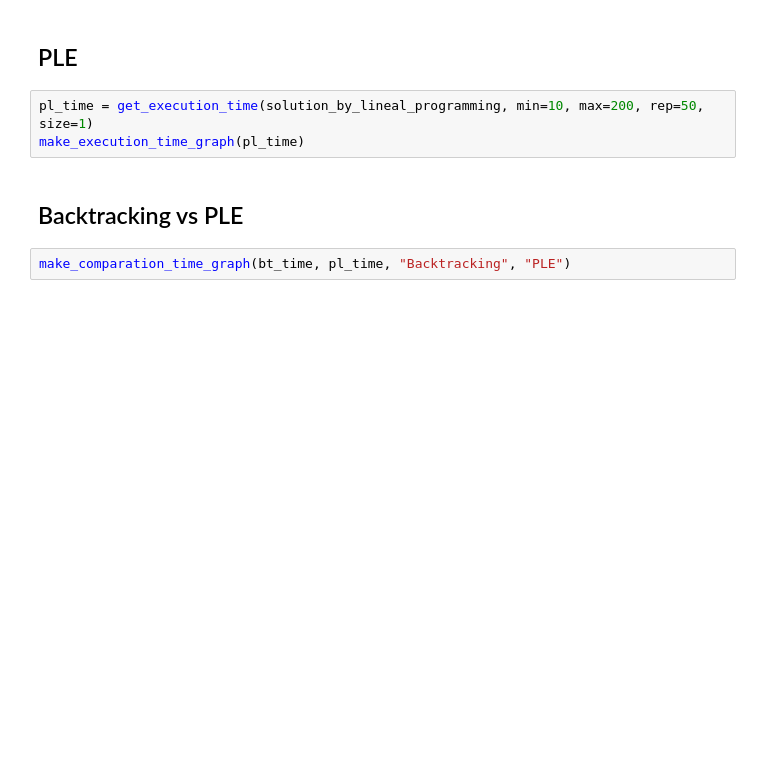
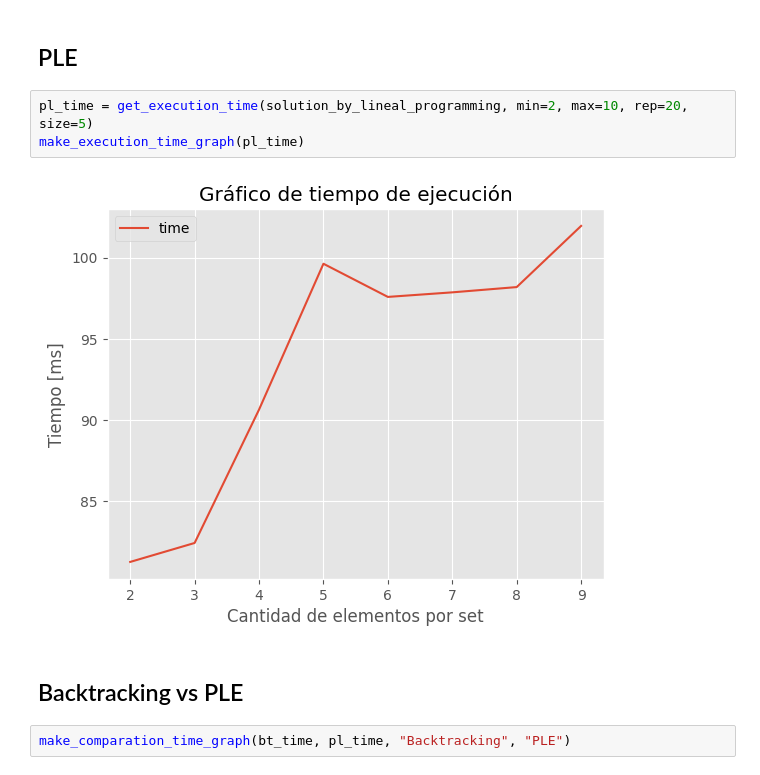
Before and after one commit to astrocinco/2c2023-TDA-TP3, a Jupyter notebook: analysis_notebook.ipynb, the cells around one changed output. Saved outputs shown, nothing was run; the diff lists cells and outputs as text; blank space fills up the shorter version.

```diff
--- a/analysis_notebook.ipynb
+++ b/analysis_notebook.ipynb
@@ -59,8 +53,10 @@ make_execution_time_graph(bt_time)
 # %% [markdown]
 ## PLE
 # %%
-pl_time = get_execution_time(solution_by_lineal_programming, min=10, max=200, rep=50, size=1)
+pl_time = get_execution_time(solution_by_lineal_programming, min=2, max=10, rep=20, size=5)
 make_execution_time_graph(pl_time)
+# %% [output]
+[figure, added]
 # %% [markdown]
 ## Backtracking vs PLE
 # %%
```
Also changed, not shown: parts of 4 cells of this notebook, 1 other file.
